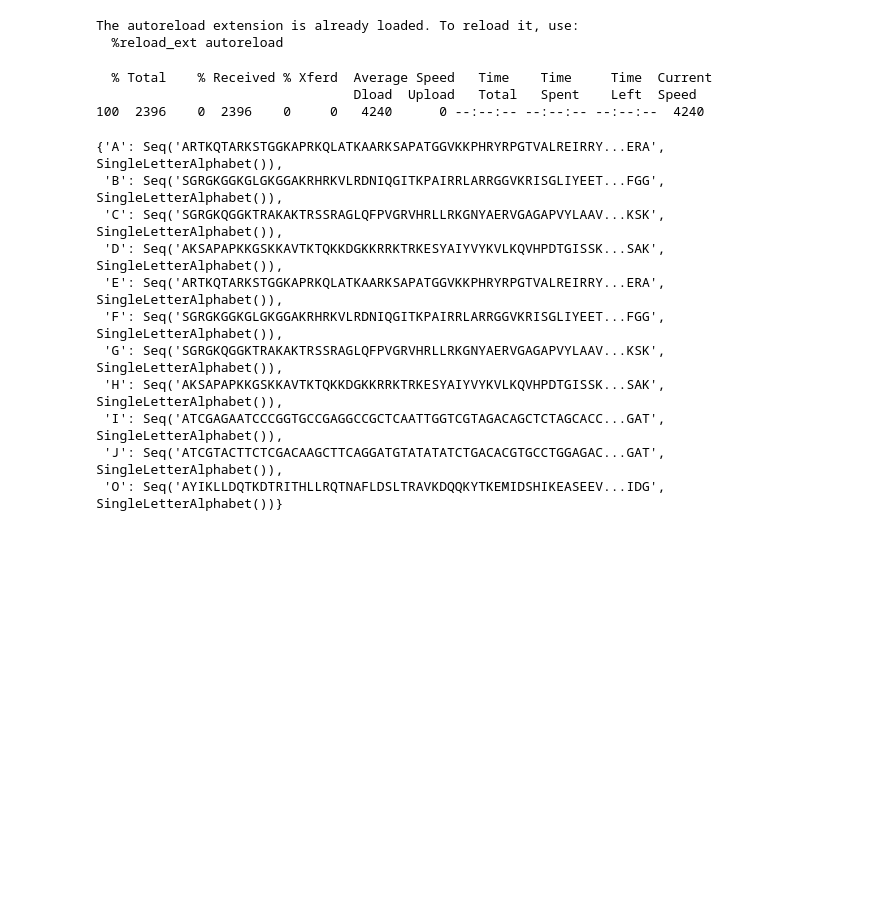
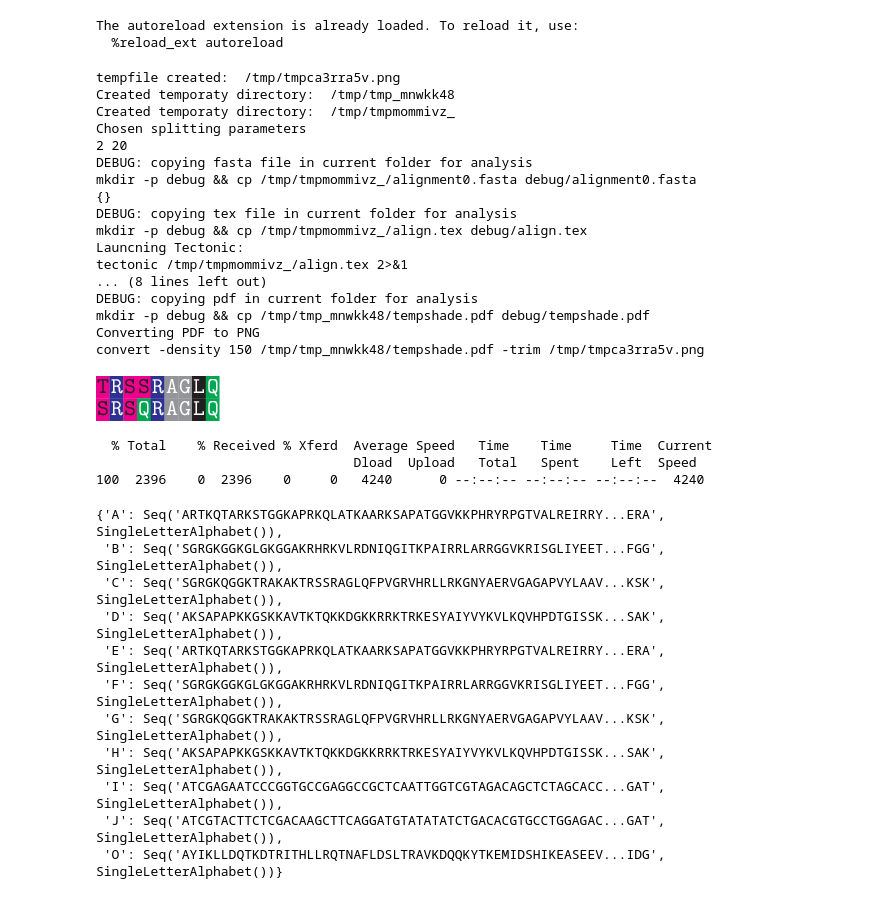
Before and after one commit to intbio/pytexshade, a Jupyter notebook: development.ipynb, the cells around one changed output. Saved outputs shown, nothing was run; the diff lists cells and outputs as text; code cells hidden in the pictures; blank space fills up the shorter version.

```diff
--- a/development.ipynb
+++ b/development.ipynb
@@ -9,6 +9,32 @@ from pytexshade import ipyshade
 from Bio.Seq import Seq
 from Bio.SeqRecord import SeqRecord
 from Bio.Align import MultipleSeqAlignment
+# %%
+#Prepare a Multiple Sequence Alignment in biopython
+human_h2a_z_core=Seq('SRSQRAGLQFPVGRIHRHLKSRTTSHGRVGATAAVYSAAILEYLTAEVLELAGNASKDLKVKRITPRHLQLAIRGDEELDSLI-KATIAGGGVIPHIHKSLIG')
+xenopus_h2a_core=Seq('TRSSRAGLQFPVGRVHRLLRKGNYAE-RVGAGAPVYLAAVLEYLTAEILELAGNAARDNKKTRIIPRHLQLAVRNDEELNKLLGRVTIAQGGVLPNIQSVLLP')
+msa=MultipleSeqAlignment([SeqRecord(xenopus_h2a_core,id='H2A',name='H2A'),SeqRecord(human_h2a_z_core,id='H2AZ',name='H2AZ')])
+# %%
+ipyshade.shadedmsa4plot(msa[:,0:9],debug=True)
+# %% [output]
+tempfile created:  /tmp/tmpca3rra5v.png
+Created temporaty directory:  /tmp/tmp_mnwkk48
+Created temporaty directory:  /tmp/tmpmommivz_
+Chosen splitting parameters
+2 20
+DEBUG: copying fasta file in current folder for analysis
+mkdir -p debug && cp /tmp/tmpmommivz_/alignment0.fasta debug/alignment0.fasta
+{}
+DEBUG: copying tex file in current folder for analysis
+mkdir -p debug && cp /tmp/tmpmommivz_/align.tex debug/align.tex
+Launcning Tectonic:
+tectonic /tmp/tmpmommivz_/align.tex 2>&1
+... (8 lines left out)
+DEBUG: copying pdf in current folder for analysis
+mkdir -p debug && cp /tmp/tmp_mnwkk48/tempshade.pdf debug/tempshade.pdf
+Converting PDF to PNG
+convert -density 150 /tmp/tmp_mnwkk48/tempshade.pdf -trim /tmp/tmpca3rra5v.png
+[figure, added]
 # %%
 #Let's get SEQREC sequences
 #Another way if from fasta files provided by PDB
```
Also changed, not shown: 2 other files.
